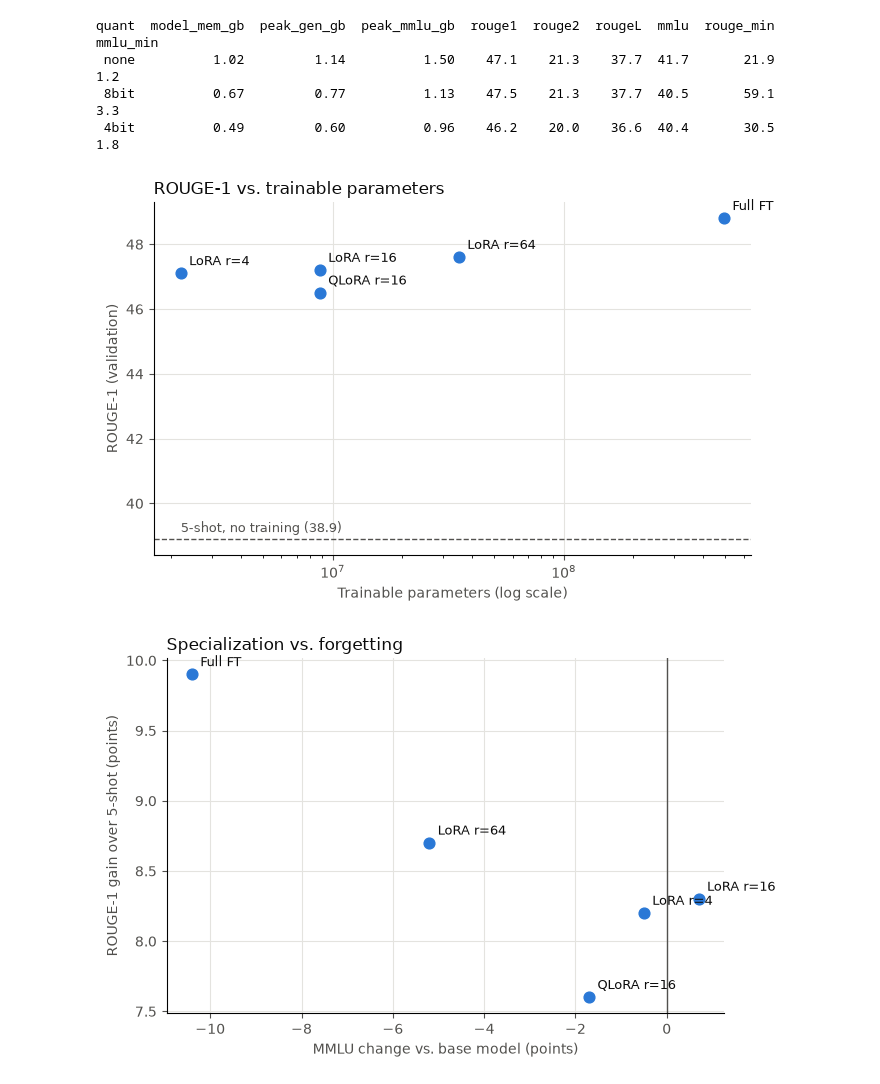
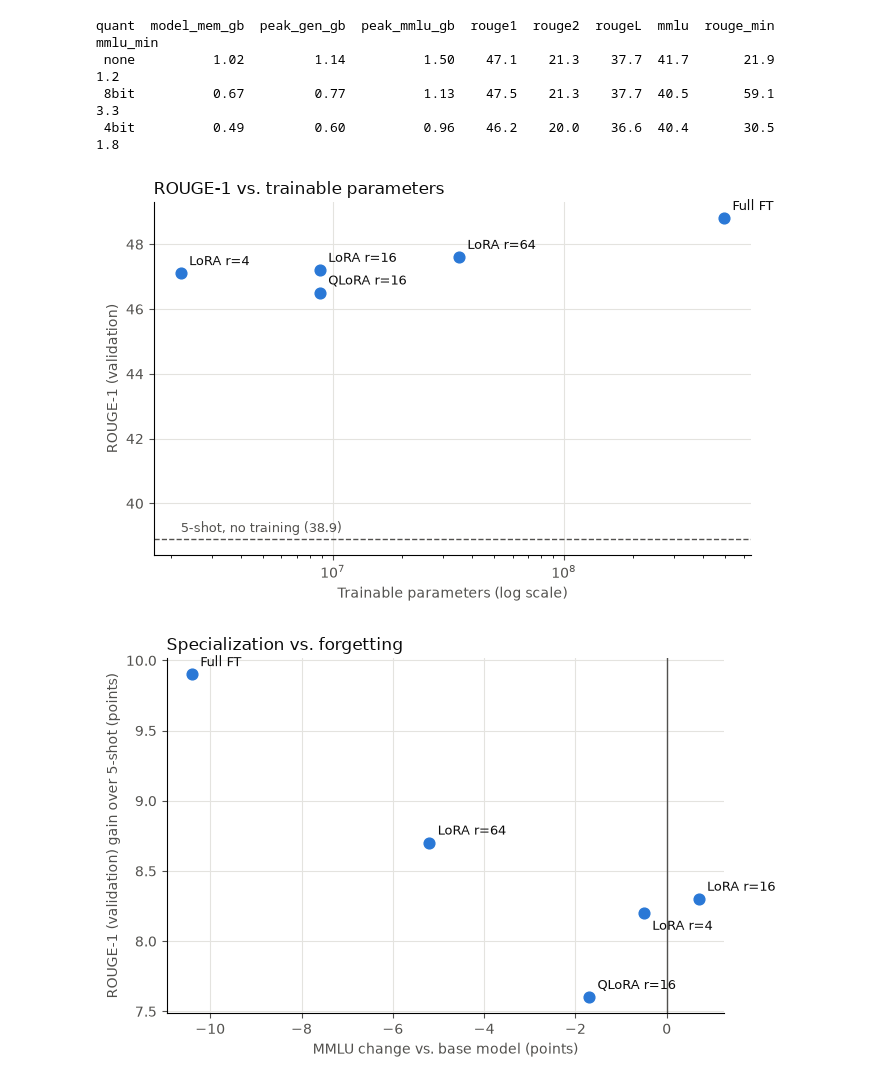
Before and after one commit to fernandoquintino/summ-ft, a Jupyter notebook: explore.ipynb, the cells around one changed output. Cells and saved outputs as stored; diff of their text form; code cells hidden in the pictures.

Commit message:
graphs are working from rouge test set results

```diff
--- a/explore.ipynb
+++ b/explore.ipynb
@@ -195,36 +195,36 @@ x = [t.loc[m, "trainable_params"] for m in trained]
 y = [t.loc[m, "rouge1"] for m in trained]
 ax.scatter(x, y, s=60, color=POINT, zorder=3)
 for m, xi, yi in zip(trained, x, y):
     ax.annotate(m, (xi, yi), textcoords="offset points", xytext=(6,6), color=INK, fontsize=9)
 
 best_shot = t.loc["5-shot", "rouge1"]
 ax.axhline(best_shot, color=INK_2, linestyle="--", linewidth=1)
 ax.annotate(f"5-shot, no training ({best_shot})", (min(x), best_shot), textcoords="offset points", xytext=(0,5), color=INK_2, fontsize=9)
 
 ax.set_xscale("log")
 style(ax, "Trainable parameters (log scale)", "ROUGE-1 (validation)", "ROUGE-1 vs. trainable parameters")
 fig.tight_layout()
 fig.savefig("figures/rouge_val_vs_params.png", dpi=200)
 plt.show()
 
 # Plot 2: ROUGE-1 gain vs MMLU change
 base_mmlu = t.loc["0-shot", "mmlu"]
 fig, ax = plt.subplots(figsize=(7, 4.5))
 rouge_gain = [t.loc[m, "rouge1"] - best_shot for m in trained]
 mmlu_change = [t.loc[m, "mmlu"] - base_mmlu for m in trained]
 ax.scatter(mmlu_change, rouge_gain, s=60, color=POINT, zorder=3)
 for m, xi, yi in zip(trained, mmlu_change, rouge_gain):
-    offset = (6, -12) if m == "LoRA r =4" else (6,6)
+    offset = (6, -12) if m == "LoRA r=4" else (6,6)
     ax.annotate(m, (xi,yi), textcoords="offset points", xytext=offset, color=INK, fontsize=9)
 
 ax.axvline(0, color=INK_2, linewidth=1) # no change
-style(ax, "MMLU change vs. base model (points)", "ROUGE-1 gain over 5-shot (points)", "Specialization vs. forgetting")
+style(ax, "MMLU change vs. base model (points)", "ROUGE-1 (validation) gain over 5-shot (points)", "Specialization vs. forgetting")
 fig.tight_layout()
 fig.savefig("figures/rouge_gain_val_vs_forgetting.png", dpi=200)
 plt.show()
 # %% [output]
 [figure]
-[figure, old version]
+[figure, new version]
 # %%
 import json
 from pathlib import Path
```
Also changed, not shown: parts of 2 cells of this notebook, 3 other files.
